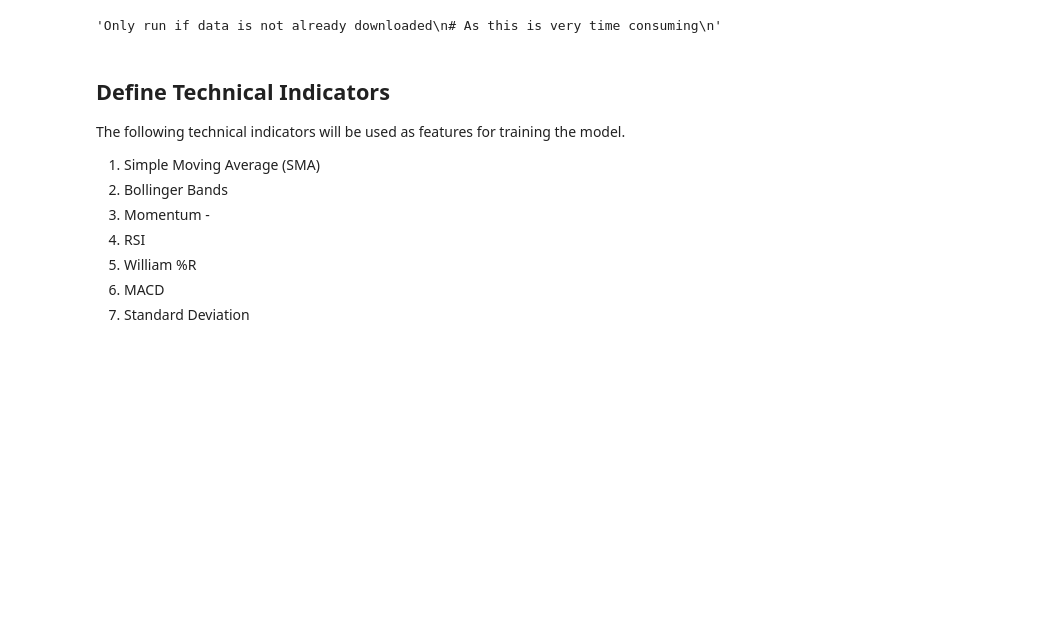
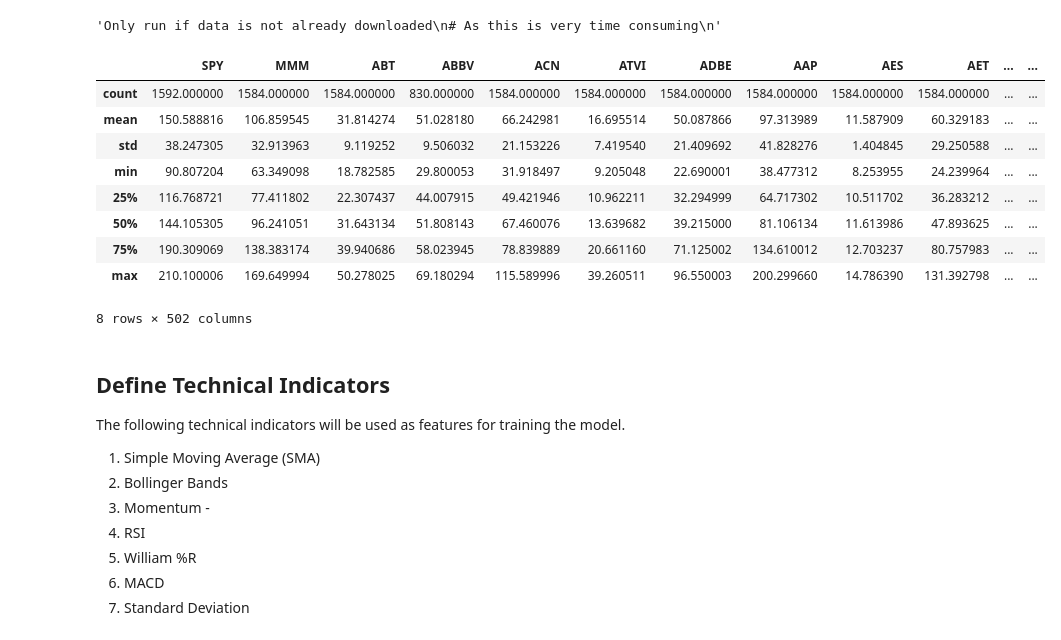
Before and after one commit to adityasiwan/MachineLearning-stock-prices, a Jupyter notebook: DataAnalysis.ipynb, the cells around one changed output. Drawn from its saved outputs; the diff is of its cells as text; code cells hidden in the pictures; blank space fills up the shorter version.

Commit message:
feat: data summary

```diff
--- a/DataAnalysis.ipynb
+++ b/DataAnalysis.ipynb
@@ -33,6 +33,18 @@ with open('sp500_tickers.csv', 'r') as f:
 # %%
 # Load pickled master data file if it exists
 master_data = pd.read_pickle('master_data.pkl')
+master_data.describe()
+# %% [output]
+|  | SPY | MMM | ABT | ABBV | ACN | ATVI | ADBE | AAP | AES | AET | ... | ... |
+| count | 1592.000000 | 1584.000000 | 1584.000000 | 830.000000 | 1584.000000 | 1584.000000 | 1584.000000 | 1584.000000 | 1584.000000 | 1584.000000 | ... | ... |
+| mean | 150.588816 | 106.859545 | 31.814274 | 51.028180 | 66.242981 | 16.695514 | 50.087866 | 97.313989 | 11.587909 | 60.329183 | ... | ... |
+| std | 38.247305 | 32.913963 | 9.119252 | 9.506032 | 21.153226 | 7.419540 | 21.409692 | 41.828276 | 1.404845 | 29.250588 | ... | ... |
+| min | 90.807204 | 63.349098 | 18.782585 | 29.800053 | 31.918497 | 9.205048 | 22.690001 | 38.477312 | 8.253955 | 24.239964 | ... | ... |
+| 25% | 116.768721 | 77.411802 | 22.307437 | 44.007915 | 49.421946 | 10.962211 | 32.294999 | 64.717302 | 10.511702 | 36.283212 | ... | ... |
+| 50% | 144.105305 | 96.241051 | 31.643134 | 51.808143 | 67.460076 | 13.639682 | 39.215000 | 81.106134 | 11.613986 | 47.893625 | ... | ... |
+| 75% | 190.309069 | 138.383174 | 39.940686 | 58.023945 | 78.839889 | 20.661160 | 71.125002 | 134.610012 | 12.703237 | 80.757983 | ... | ... |
+| max | 210.100006 | 169.649994 | 50.278025 | 69.180294 | 115.589996 | 39.260511 | 96.550003 | 200.299660 | 14.786390 | 131.392798 | ... | ... |
+8 rows × 502 columns
 # %% [markdown]
 ## Define Technical Indicators
 
```
Also changed, not shown: parts of 2 cells of this notebook, 3 other files.
